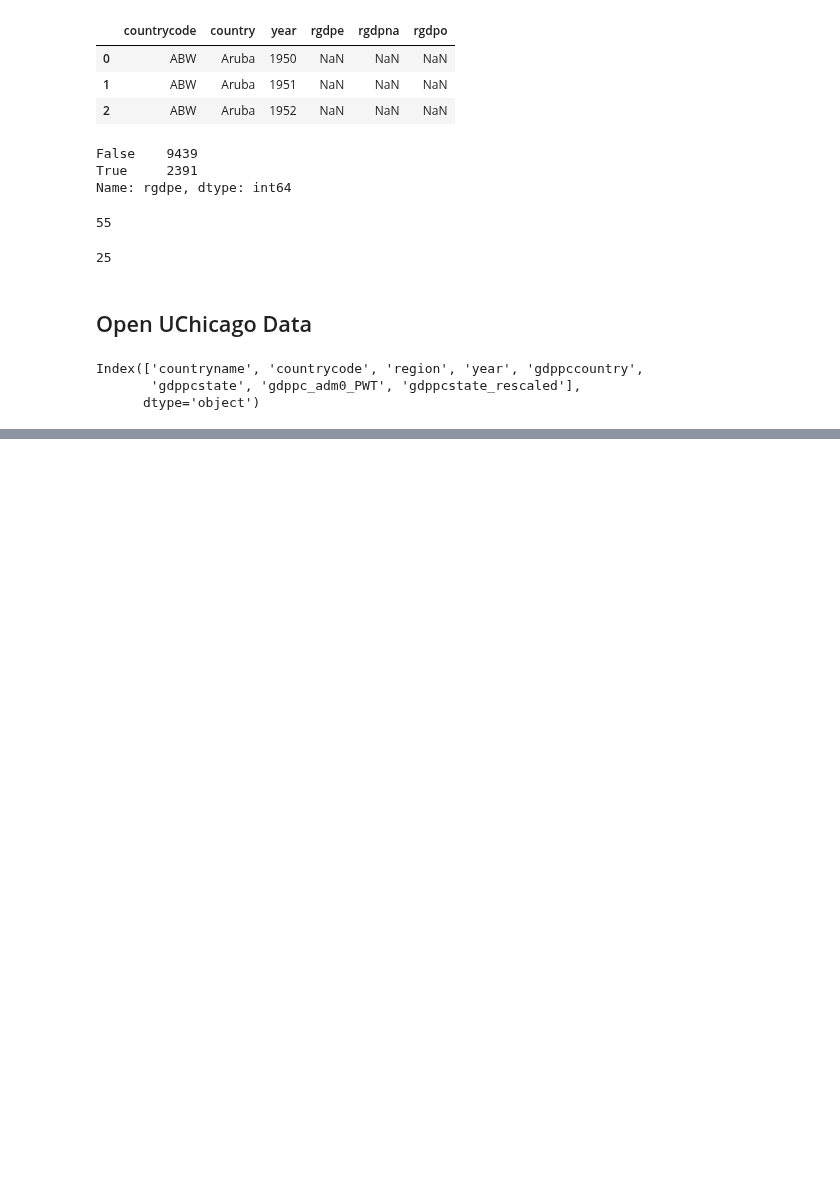
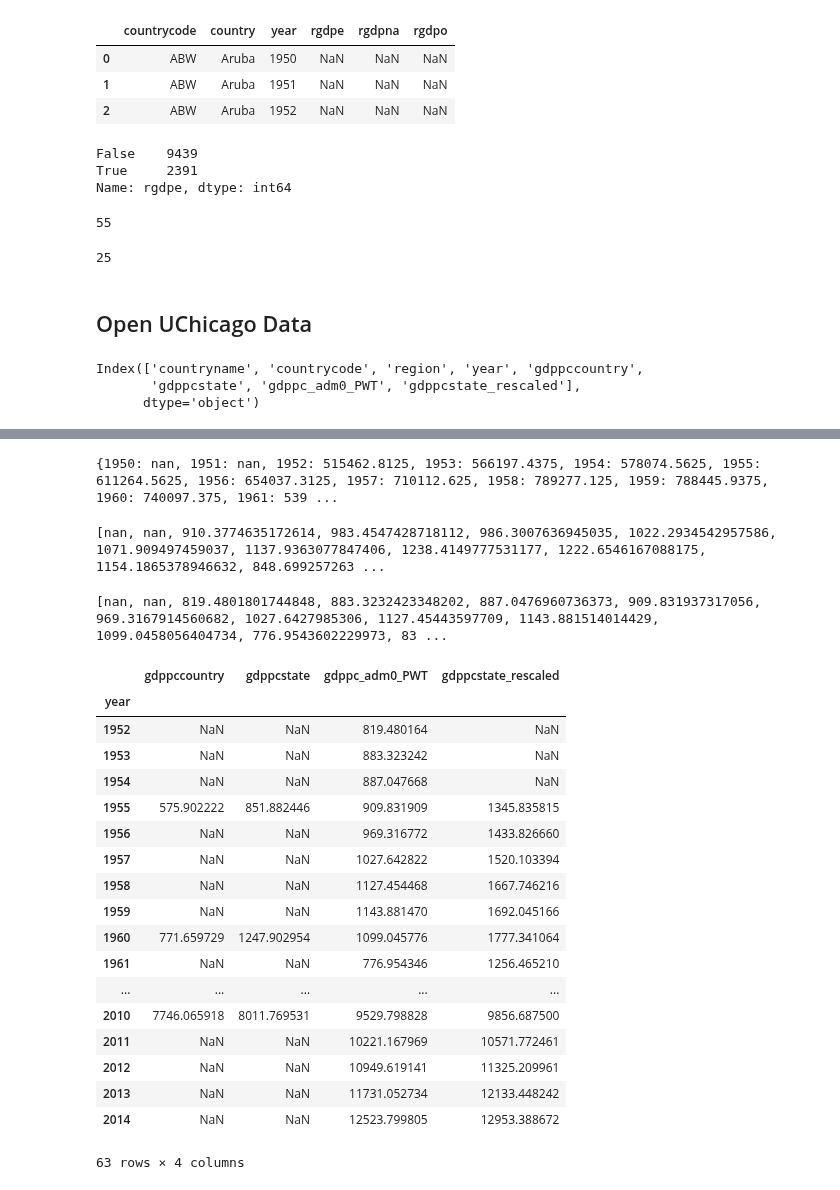
Before and after one commit to moonlimb/zerg, a Jupyter notebook: data/PWT/task3_analysis_PWT.ipynb, the cells around one changed output, grey strips where cells are left out. Saved outputs shown, nothing was run; the diff lists cells and outputs as text; code cells hidden in the pictures; blank space fills up the shorter version.

```diff
--- a/data/PWT/task3_analysis_PWT.ipynb
+++ b/data/PWT/task3_analysis_PWT.ipynb
@@ -315,0 +306,5 @@ chicago_data.size
+# %%
+china_pwt = pivoted_rgdpe.loc['China']
+print(china_pwt.to_dict())
+# %% [output]
+{1950: nan, 1951: nan, 1952: 515462.8125, 1953: 566197.4375, 1954: 578074.5625, 1955: 611264.5625, 1956: 654037.3125, 1957: 710112.625, 1958: 789277.125, 1959: 788445.9375, 1960: 740097.375, 1961: 539 ...
@@ -315,0 +321,36 @@ chicago_data.size
+# %%
+df_rgdpe_pc = pwt9[['country','rgdpe-pc']]
+df_rgdpna_pc = pwt9[['country','rgdpna_pc']]
+
+china_rgdpe_pc = get_country_by_name(df_rgdpe_pc, 'China')
+print(china_rgdpe_pc['rgdpe-pc'].tolist())
+# %% [output]
+[nan, nan, 910.3774635172614, 983.4547428718112, 986.3007636945035, 1022.2934542957586, 1071.909497459037, 1137.9363077847406, 1238.4149777531177, 1222.6546167088175, 1154.1865378946632, 848.699257263 ...
+# %%
+china_rgdpna_pc = get_country_by_name(df_rgdpna_pc, 'China')
+print(china_rgdpna_pc['rgdpna_pc'].tolist())
+# %% [output]
+[nan, nan, 819.4801801744848, 883.3232423348202, 887.0476960736373, 909.831937317056, 969.3167914560682, 1027.6427985306, 1127.45443597709, 1143.881514014429, 1099.0458056404734, 776.9543602229973, 83 ...
+# %%
+china = chicago_data[chicago_data['countryname']=='China']
+china.groupby('year').mean()
+# %% [output]
+|  | gdppccountry | gdppcstate | gdppc_adm0_PWT | gdppcstate_rescaled |
+| year |  |  |  |  |
+| 1952 | NaN | NaN | 819.480164 | NaN |
+| 1953 | NaN | NaN | 883.323242 | NaN |
+| 1954 | NaN | NaN | 887.047668 | NaN |
+| 1955 | 575.902222 | 851.882446 | 909.831909 | 1345.835815 |
+| 1956 | NaN | NaN | 969.316772 | 1433.826660 |
+| 1957 | NaN | NaN | 1027.642822 | 1520.103394 |
+| 1958 | NaN | NaN | 1127.454468 | 1667.746216 |
+| 1959 | NaN | NaN | 1143.881470 | 1692.045166 |
+| 1960 | 771.659729 | 1247.902954 | 1099.045776 | 1777.341064 |
+| 1961 | NaN | NaN | 776.954346 | 1256.465210 |
+| ... | ... | ... | ... | ... |
+| 2010 | 7746.065918 | 8011.769531 | 9529.798828 | 9856.687500 |
+| 2011 | NaN | NaN | 10221.167969 | 10571.772461 |
+| 2012 | NaN | NaN | 10949.619141 | 11325.209961 |
+| 2013 | NaN | NaN | 11731.052734 | 12133.448242 |
+| 2014 | NaN | NaN | 12523.799805 | 12953.388672 |
+63 rows × 4 columns
```
Also changed, not shown: parts of 5 cells of this notebook.
